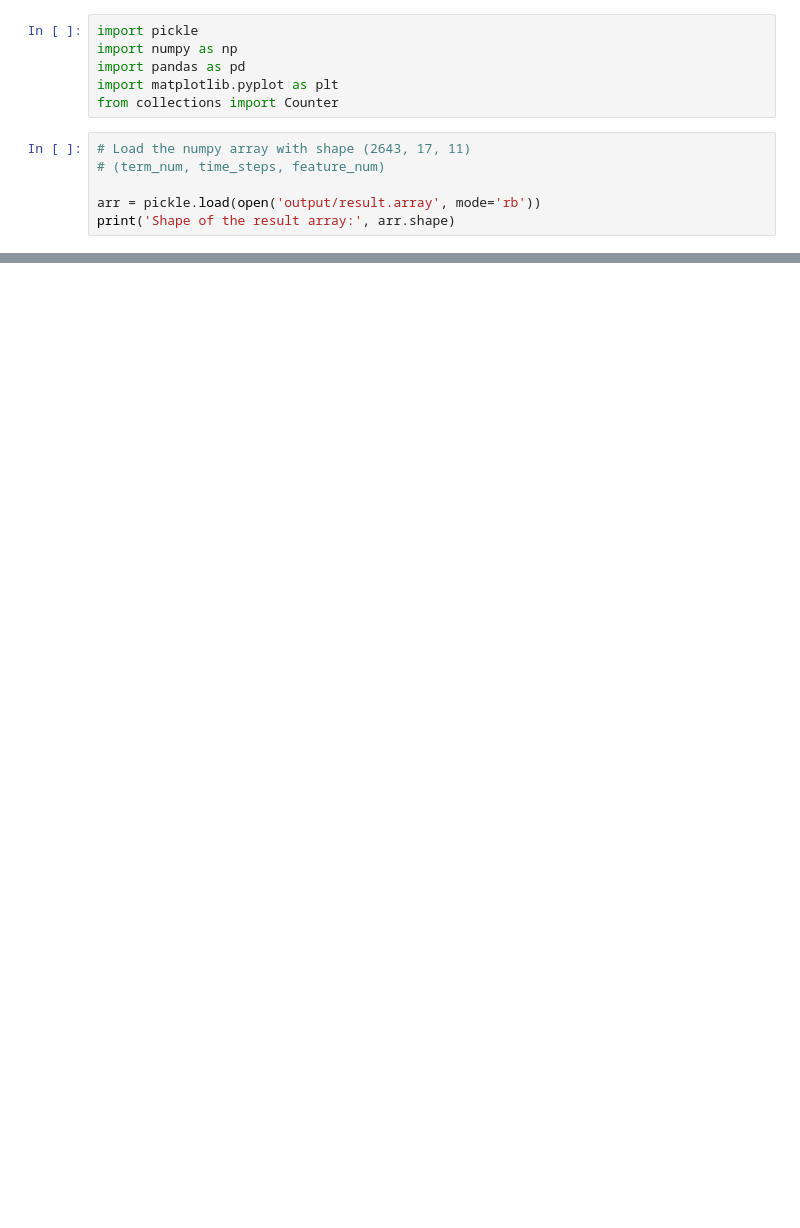
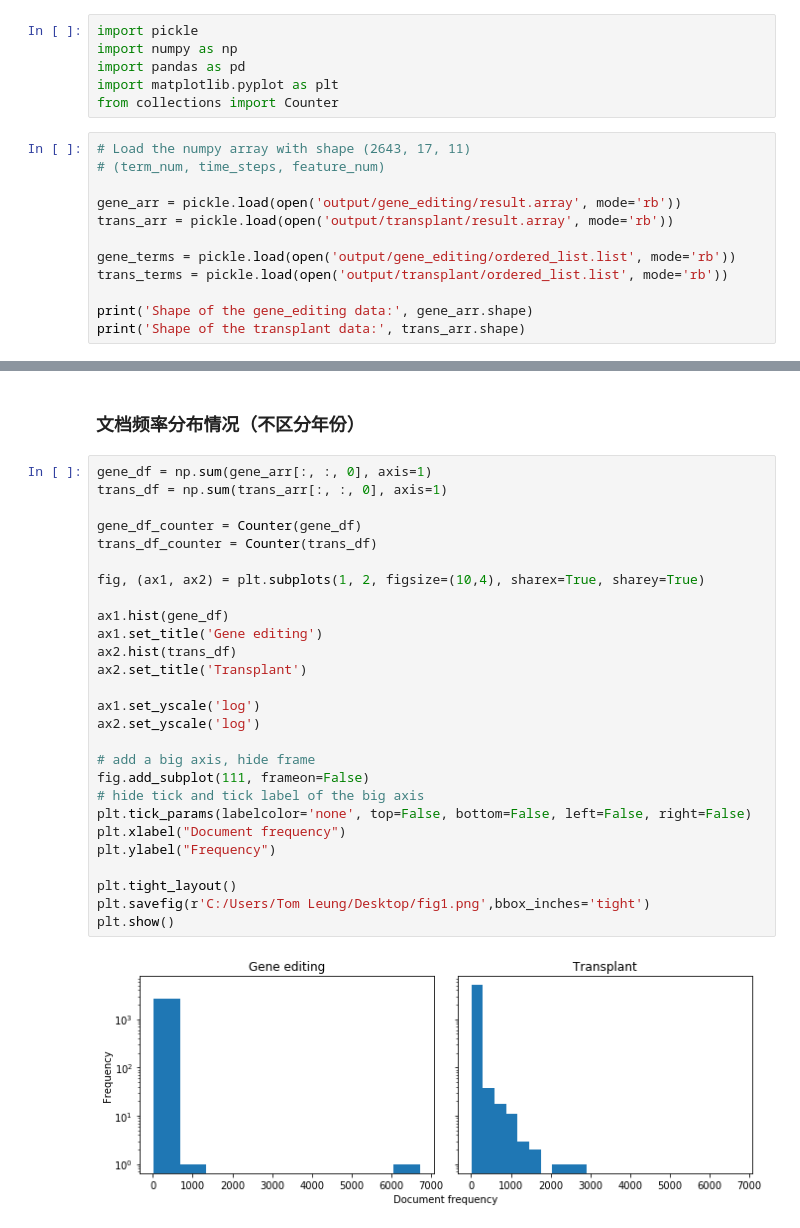
Before and after one commit to tomleung1996/Emerging_Topics_Prediction, a Jupyter notebook: data_exploration.ipynb, the cells around one changed output, grey strips where cells are left out. Saved outputs shown, nothing was run; the diff lists cells and outputs as text; blank space fills up the shorter version.

```diff
--- a/data_exploration.ipynb
+++ b/data_exploration.ipynb
@@ -8,6 +8,12 @@ from collections import Counter
 # Load the numpy array with shape (2643, 17, 11)
 # (term_num, time_steps, feature_num)
 
-arr = pickle.load(open('output/result.array', mode='rb'))
-print('Shape of the result array:', arr.shape)
+gene_arr = pickle.load(open('output/gene_editing/result.array', mode='rb'))
+trans_arr = pickle.load(open('output/transplant/result.array', mode='rb'))
+
+gene_terms = pickle.load(open('output/gene_editing/ordered_list.list', mode='rb'))
+trans_terms = pickle.load(open('output/transplant/ordered_list.list', mode='rb'))
+
+print('Shape of the gene_editing data:', gene_arr.shape)
+print('Shape of the transplant data:', trans_arr.shape)
 # %% [output]
@@ -80,0 +22,31 @@ array([0., 0., 0., 0., 0., 0., 0., 0., 0., 0., 1., 1., 1., 0., 0., 1., 0.])
+# %% [markdown]
+### 文档频率分布情况（不区分年份）
+# %%
+gene_df = np.sum(gene_arr[:, :, 0], axis=1)
+trans_df = np.sum(trans_arr[:, :, 0], axis=1)
+
+gene_df_counter = Counter(gene_df)
+trans_df_counter = Counter(trans_df)
+
+fig, (ax1, ax2) = plt.subplots(1, 2, figsize=(10,4), sharex=True, sharey=True)
+
+ax1.hist(gene_df)
+ax1.set_title('Gene editing')
+ax2.hist(trans_df)
+ax2.set_title('Transplant')
+
+ax1.set_yscale('log')
+ax2.set_yscale('log')
+
+# add a big axis, hide frame
+fig.add_subplot(111, frameon=False)
+# hide tick and tick label of the big axis
+plt.tick_params(labelcolor='none', top=False, bottom=False, left=False, right=False)
+plt.xlabel("Document frequency")
+plt.ylabel("Frequency")
+
+plt.tight_layout()
+plt.savefig(r'C:/Users/Tom Leung/Desktop/fig1.png',bbox_inches='tight')
+plt.show()
+# %% [output]
+[figure, added]
```
Also changed, not shown: parts of 16 cells of this notebook, 9 other files.
